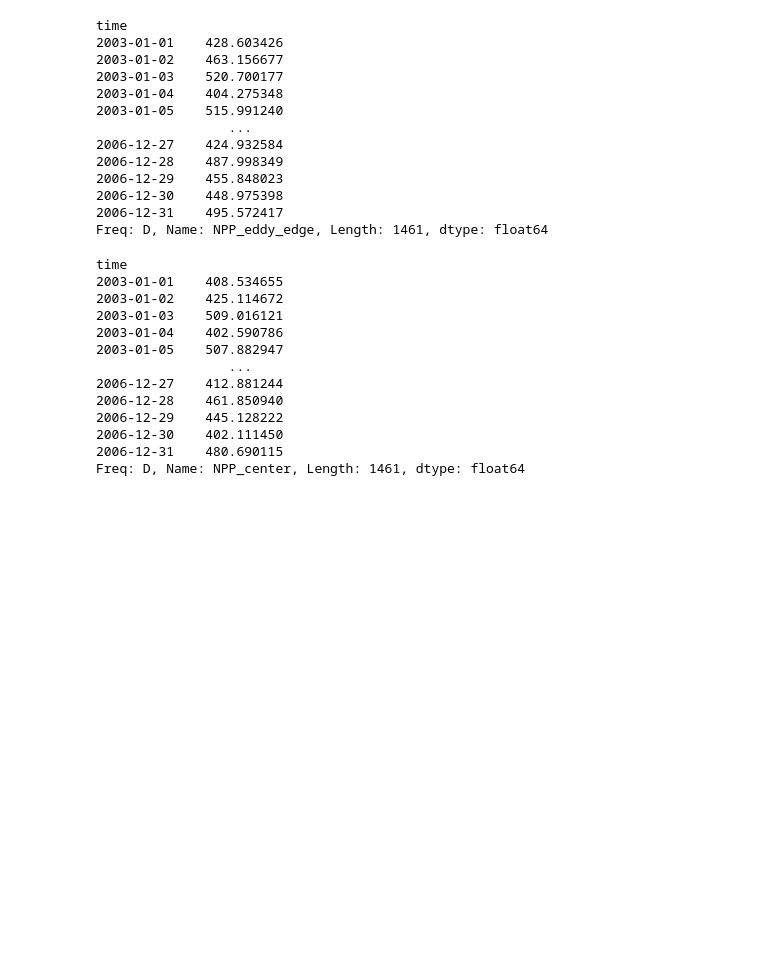
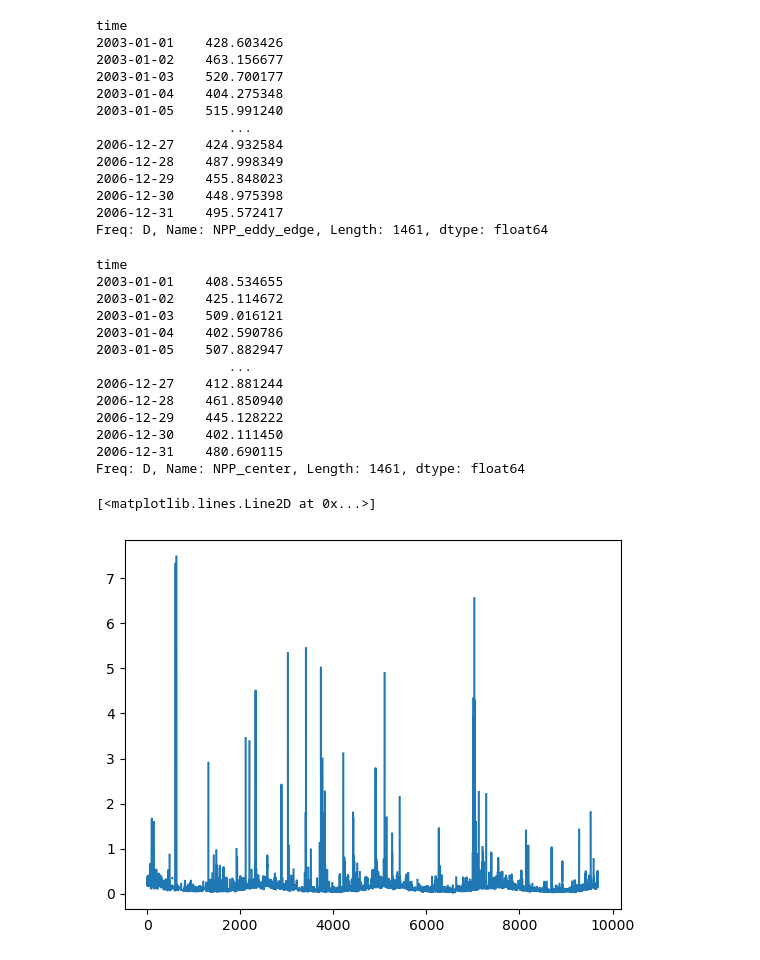
Before and after one commit to watkinson7/Graduate_Thesis_Research_Fall_2022, a Jupyter notebook: Python_Code/Edge_eddies_calculation.ipynb, the cells around one changed output. Saved outputs shown, nothing was run; the diff lists cells and outputs as text; code cells hidden in the pictures; blank space fills up the shorter version.

```diff
--- a/Python_Code/Edge_eddies_calculation.ipynb
+++ b/Python_Code/Edge_eddies_calculation.ipynb
@@ -45,10 +45,12 @@ sat_files = sorted(glob.glob('/data/watkinson/Fall2022/Sat_data/1day_regrid/*.nc
 #sat_files = sat_files[0:5]
 #print(len(sat_files))
 anti_files = sorted(glob.glob('/data/watkinson/Fall2022/Eddy_data/GoM_tuned_eddies/Anticyclonic/Anticyclonic_*.nc'))
-anti_files = anti_files[:1454]
+#anti_files = anti_files[:1454]
+anti_files = anti_files[:365]
 #print(len(anti_files))
 cycl_files = sorted(glob.glob('/data/watkinson/Fall2022/Eddy_data/GoM_tuned_eddies/Cyclonic/Cyclonic_*.nc'))
-cycl_files = cycl_files[:1454]
+#cycl_files = cycl_files[:1454]
+cycl_files = cycl_files[:365]
 
 #print(len(cycl_files))
 
@@ -57,7 +59,8 @@ cycl_chlor_mean = list()
 anti_chlor_mean = list()
 
 n=0
-while n < len(sat_files):
+#while n < len(sat_files):
+while n < len(anti_files):
 #cycl_eddy_mask(c,sat_data,"chlor_a",False,True,"Chlorophyll Concentration Inside of Eddies",0,.2,"Chlorophyl(mg * $m^{-3}$)'")
 ######set plotting parameters
     from matplotlib.path import Path
@@ -79,17 +82,17 @@ while n < len(sat_files):
     from matplotlib.path import Path
     from numpy import ones
     from py_eddy_tracker.poly import create_vertice
-    x_name_anti, y_name_anti = a.intern(False)# We will use the outter effective contour and not the inner speed contour
+    x_name_anti, y_name_anti = c.intern(False)# We will use the outter effective contour and not the inner speed contour
     #print(x_name_anti[0])
-    adt_anti = sat_data.grid("npp")
+    adt_anti = sat_data.grid("chlor_a")
     #print(adt_anti)
     mask_anti = ones(adt_anti.shape, dtype="bool")#creates boolean array to use in masking values for anticyclonic eddies
     mask_anti2 = ones(adt_anti.shape, dtype="bool")
     ######takes the vertice points that defines the eddy edge and finds i,j pixels outside of those vertices
 
-    for eddy in a:
+    for eddy in c:
         sat_data = RegularGridDataset((sat_files[n]),"lon","lat")
-        adt_anti = sat_data.grid("npp")
+        adt_anti = sat_data.grid("chlor_a")
         mask_anti = ones(adt_anti.shape, dtype="bool")#creates boolean array to use in masking values for anticyclonic eddies
         i, j = Path(create_vertice(eddy[x_name_anti], eddy[y_name_anti])).pixels_in(sat_data)
         mask_anti[i, j] = False
@@ -101,8 +104,8 @@ while n < len(sat_files):
         x_, y_ = coordinates_to_local(xs, ys, x0_, y0_)
         x0, y0, a, b, theta = fit_ellipse(x_, y_)
         x0, y0 = local_to_coordinates(x0, y0, x0_, y0_)
-        w=-2*(8000)+a
-        h=-2*(8000)+b
+        w=-2*(1000)+a
+        h=-2*(1000)+b
         z,z0= build_ellipse(x0, y0, w, h, theta)
         i2, j2 = Path(create_vertice(z, z0)).pixels_in(sat_data)
         mask_anti2[i2, j2] = False
@@ -110,6 +113,7 @@ while n < len(sat_files):
         adt_anti = np.transpose(adt_anti)
         adt_anti = ma.masked_where(adt_anti==0,adt_anti)
         mean_anti = np.nanmean(adt_anti)
+        #mean_anti = np.mean(adt_anti)
         mean_anti = np.atleast_1d(np.array(mean_anti))
         anti_chlor_mean = np.concatenate([anti_chlor_mean,mean_anti])
     n = n + 1
@@ -328,6 +339,11 @@ time
 2006-12-30    402.111450
 2006-12-31    480.690115
 Freq: D, Name: NPP_center, Length: 1461, dtype: float64
+# %%
+plt.plot(anti_chlor_mean)
+# %% [output]
+[<matplotlib.lines.Line2D at 0x...>]
+[figure, added]
 # %%
 start = dt.datetime(2003,1,1)
 new_dates = [start + dt.timedelta(days=i) for i in range(1461)]
```
Also changed, not shown: parts of 6 cells of this notebook.
